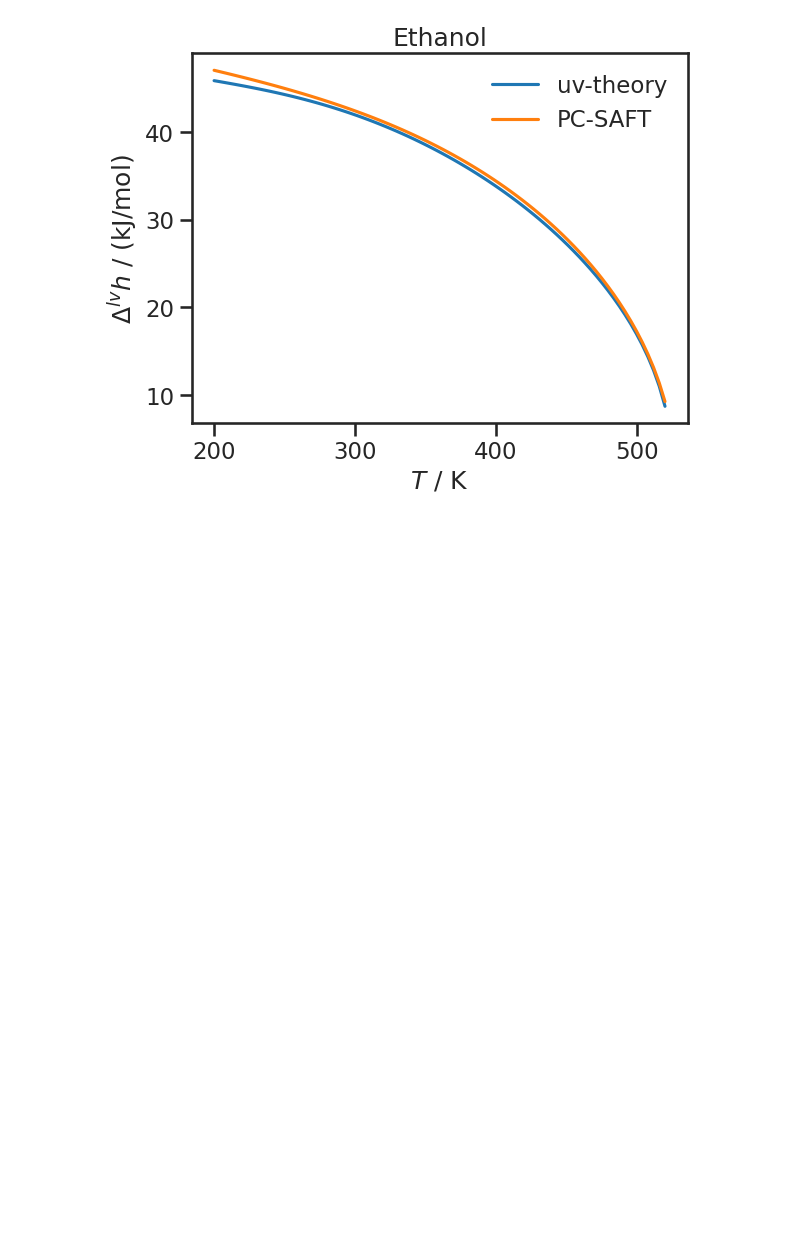
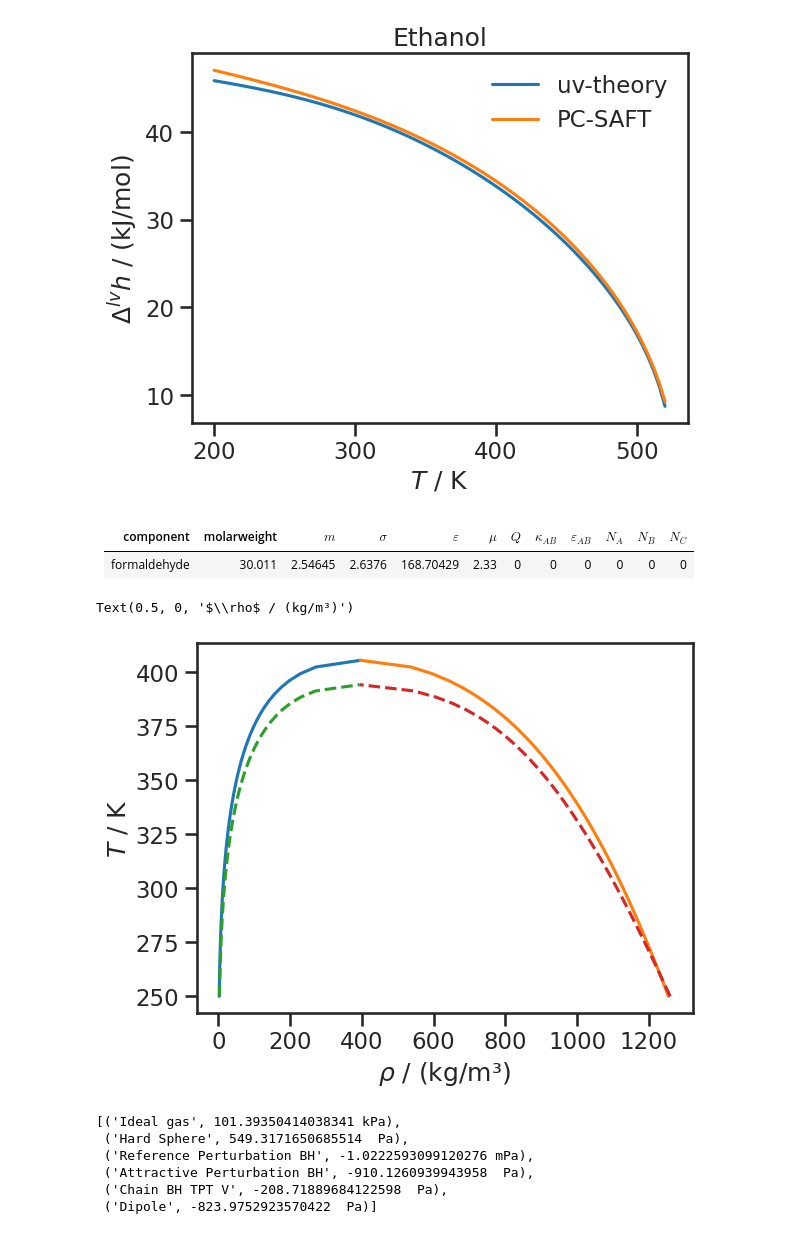
Before and after one commit to thijsvanwesten/feos, a Jupyter notebook: examples/uvchains/Association.ipynb, the cells around one changed output. Drawn from its saved outputs; the diff is of its cells as text; code cells hidden in the pictures; blank space fills up the shorter version.

```diff
--- a/examples/uvchains/Association.ipynb
+++ b/examples/uvchains/Association.ipynb
@@ -42,6 +42,30 @@ pr = PureRecord.from_json_str("""{
 parameters = JobackParameters.from_json_segments(["ethanol"], "reference_data/gc_substances.json", "reference_data/sauer2014_homo_joback.json")
 MW = pr.molarweight * GRAM / MOL
 uv_ethanol = EquationOfState.uvtheory(UVParameters.new_pure(pr), perturbation=Perturbation.BarkerHenderson).joback(parameters)
+
+
+# uv-Parameters from fit to DDB data (liquid densities, vapor pressures)
+pr = PureRecord.from_json_str("""{
+        "identifier": {
+            "cas": "64-17-5",
+            "name": "formaldehyde",
+            "smiles": "CCO",
+            "inchi": "InChI=1S/C2H6O/c1-2-3/h3H,2H2,1H3"
+        },
+        "molarweight": 30.011,
+        "model_record": {
+            "m": 2.54645,
+            "rep": 12,
+            "att": 6,
+            "sigma": 2.6376,
+            "epsilon_k": 168.70429,
+            "mu": 2.33
+
+        }
+    }""")
+# ormaldehyde 	30.011 	 	 	 	2.33
+uv_aldehyde = EquationOfState.uvtheory(UVParameters.new_pure(pr), perturbation=Perturbation.BarkerHenderson)
+vle_uv = PhaseDiagram.pure(uv_aldehyde, 250*KELVIN, 51)
 # %%
 vle = PhaseDiagram.pure(uv_ethanol, 250*KELVIN, 51)
 # %%
@@ -93,3 +108,29 @@ plt.title('Ethanol')
 # %% [output]
 Text(0.5, 1.0, 'Ethanol')
 [figure]
+# %%
+parameters = PcSaftParameters.from_json(
+    ['formaldehyde'],
+    'reference_data/SI_pcp-saft_parameters.json'
+)
+parameters
+# %% [output]
+|component|molarweight|$m$|$\sigma$|$\varepsilon$|$\mu$|$Q$|$\kappa_{AB}$|$\varepsilon_{AB}$|$N_A$|$N_B$|$N_C$|
+|-|-|-|-|-|-|-|-|-|-|-|-|
+|formaldehyde|30.011|2.54645|2.6376|168.70429|2.33|0|0|0|0|0|0|
+# %%
+pcsaft = EquationOfState.pcsaft(parameters)
+vle_saft = PhaseDiagram.pure(pcsaft, 250*KELVIN, 51)
+# %%
+plt.plot(vle_saft.vapor.density * MW / (KILOGRAM / METER**3), vle_saft.vapor.temperature / KELVIN)
+plt.plot(vle_saft.liquid.density * MW / (KILOGRAM / METER**3), vle_saft.liquid.temperature / KELVIN)
+
+plt.plot(vle_uv.vapor.density * MW / (KILOGRAM / METER**3), vle_uv.vapor.temperature / KELVIN, '--')
+plt.plot(vle_uv.liquid.density * MW / (KILOGRAM / METER**3), vle_uv.liquid.temperature / KELVIN, '--')
+
+
+plt.ylabel('$T$ / K')
+plt.xlabel('$\\rho$ / (kg/m³)')
+# %% [output]
+Text(0.5, 0, '$\\rho$ / (kg/m³)')
+[figure, added]
@@ -95,0 +139,9 @@ Text(0.5, 1.0, 'Ethanol')
+# %%
+s.pressure_contributions()
+# %% [output]
+[('Ideal gas', 101.39350414038341 kPa),
+ ('Hard Sphere', 549.3171650685514  Pa),
+ ('Reference Perturbation BH', -1.0222593099120276 mPa),
+ ('Attractive Perturbation BH', -910.1260939943958  Pa),
+ ('Chain BH TPT V', -208.71889684122598  Pa),
+ ('Dipole', -823.9752923570422  Pa)]
```
Also changed, not shown: parts of 5 cells of this notebook, 10 other files.
